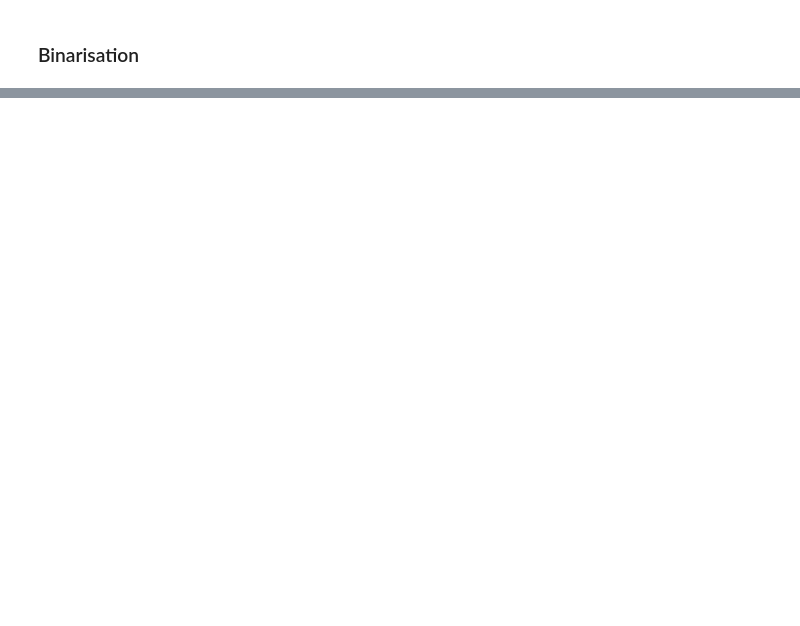
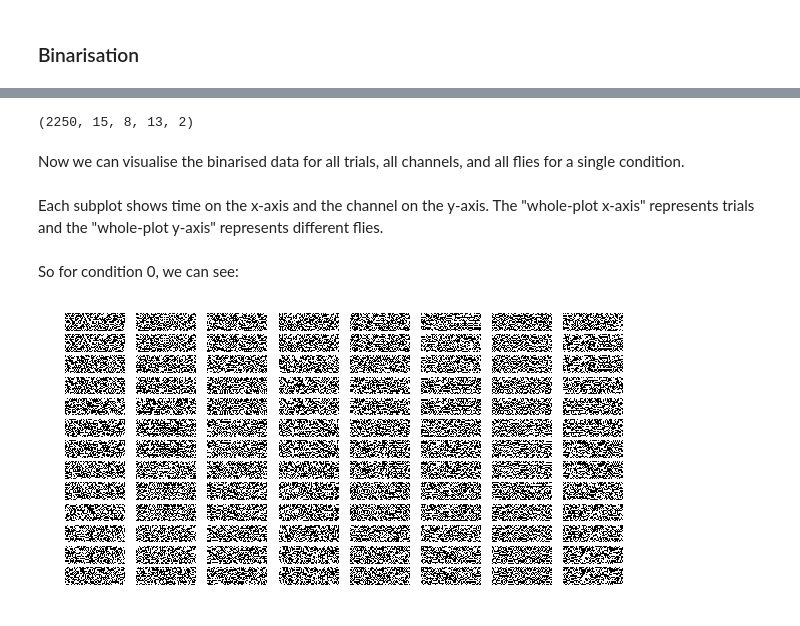
Before and after one commit to wjmn/logistic_phi, a Jupyter notebook: notebooks/exploratory.ipynb, the cells around one changed output, grey strips where cells are left out. Drawn from its saved outputs; the diff is of its cells as text; code cells hidden in the pictures; blank space fills up the shorter version.

Commit message:
Wrote general script to iterate through whole fly data, needs to be parallelised. Binarised data saved.

```diff
--- a/notebooks/exploratory.ipynb
+++ b/notebooks/exploratory.ipynb
@@ -20,6 +20,8 @@ warnings.filterwarnings("ignore")
 # UNCOMMENT ABOVE TO CHECK DEPRECATIONS
 # %%
 %matplotlib inline
+# %%
+plt.rcParams['figure.figsize'] = [10, 5]
 # %%
 import pixiedust
 # %% [output]
@@ -532,0 +331,2 @@ STATE = (1, 1, 1, 1), PHI = 0.008769
+# %%
+meds = np.array([[np.median(FLY_DATA[:, c, :, f, :]) for c in range(n_channels)] for f in range(n_flies)])
@@ -532,0 +341,2 @@ STATE = (1, 1, 1, 1), PHI = 0.008769
+# %%
+data_binarised_list = [[np.where(FLY_DATA[:, c, :, f, :] > meds[f, c], 1, 0) for c in range(n_channels)] for f in range(n_flies)]
@@ -532,0 +345,22 @@ STATE = (1, 1, 1, 1), PHI = 0.008769
+# %%
+data_binarised = np.stack(map(lambda x: np.stack(x, axis=1), data_binarised_list), axis=3)
+# %%
+data_binarised.shape
+# %% [output]
+(2250, 15, 8, 13, 2)
+# %% [markdown]
+Now we can visualise the binarised data for all trials, all channels, and all flies for a single condition.
+# %% [markdown]
+Each subplot shows time on the x-axis and the channel on the y-axis. The "whole-plot x-axis" represents trials and the "whole-plot y-axis" represents different flies.
+# %% [markdown]
+So for condition 0, we can see:
+# %%
+for i in range(n_trials * n_flies):
+    subplot_tuple = (n_flies, n_trials, i+1)
+    i_fly = i // n_flies
+    i_trial = i % n_trials
+    plt.subplot(*subplot_tuple)
+    plt.imshow(data_binarised[:, :, i_fly, i_trial, 0].transpose(), aspect='auto', cmap='binary')
+    plt.axis("off")
+# %% [output]
+[figure, added]
```
Also changed, not shown: parts of 65 cells of this notebook, 5 other files.
